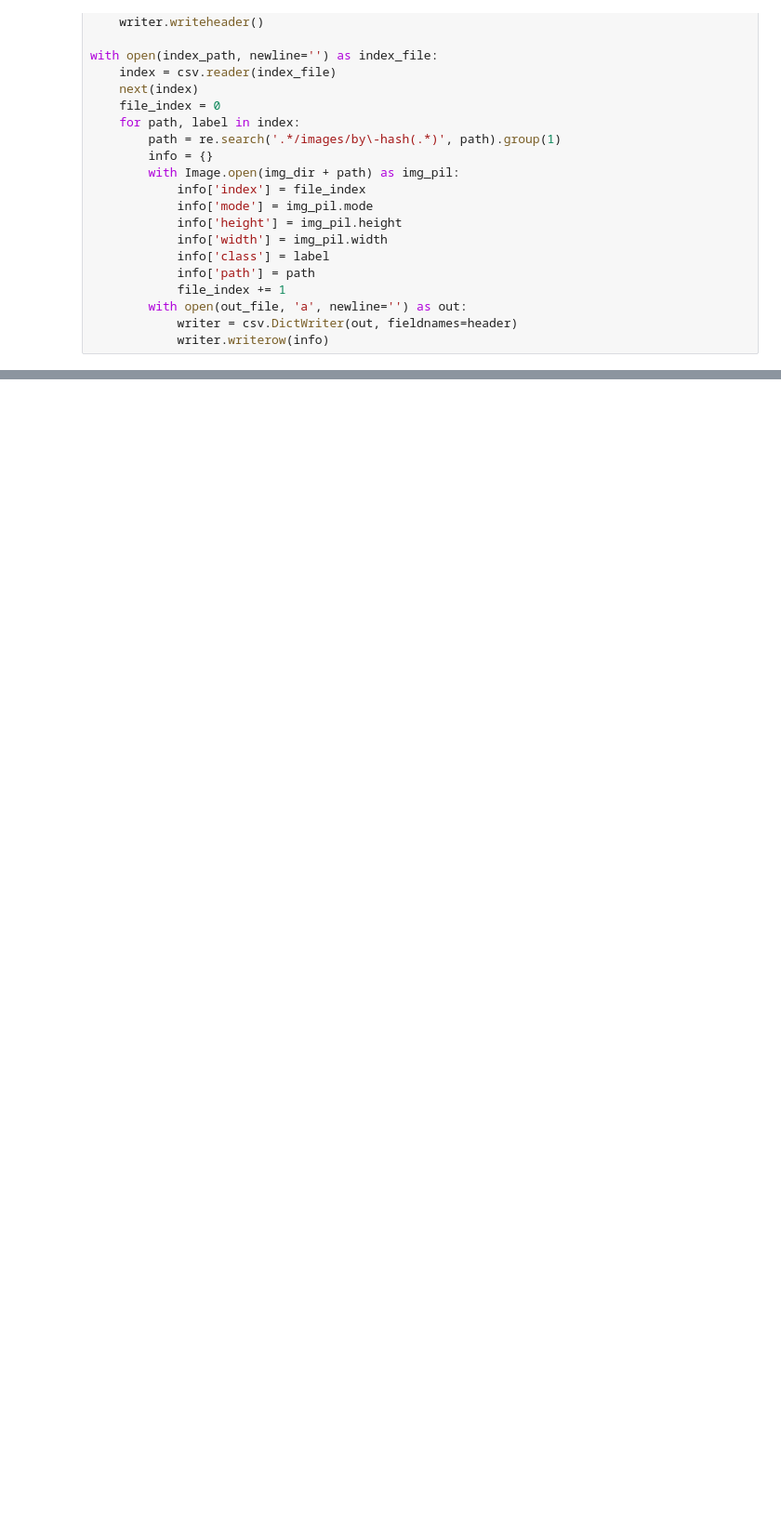
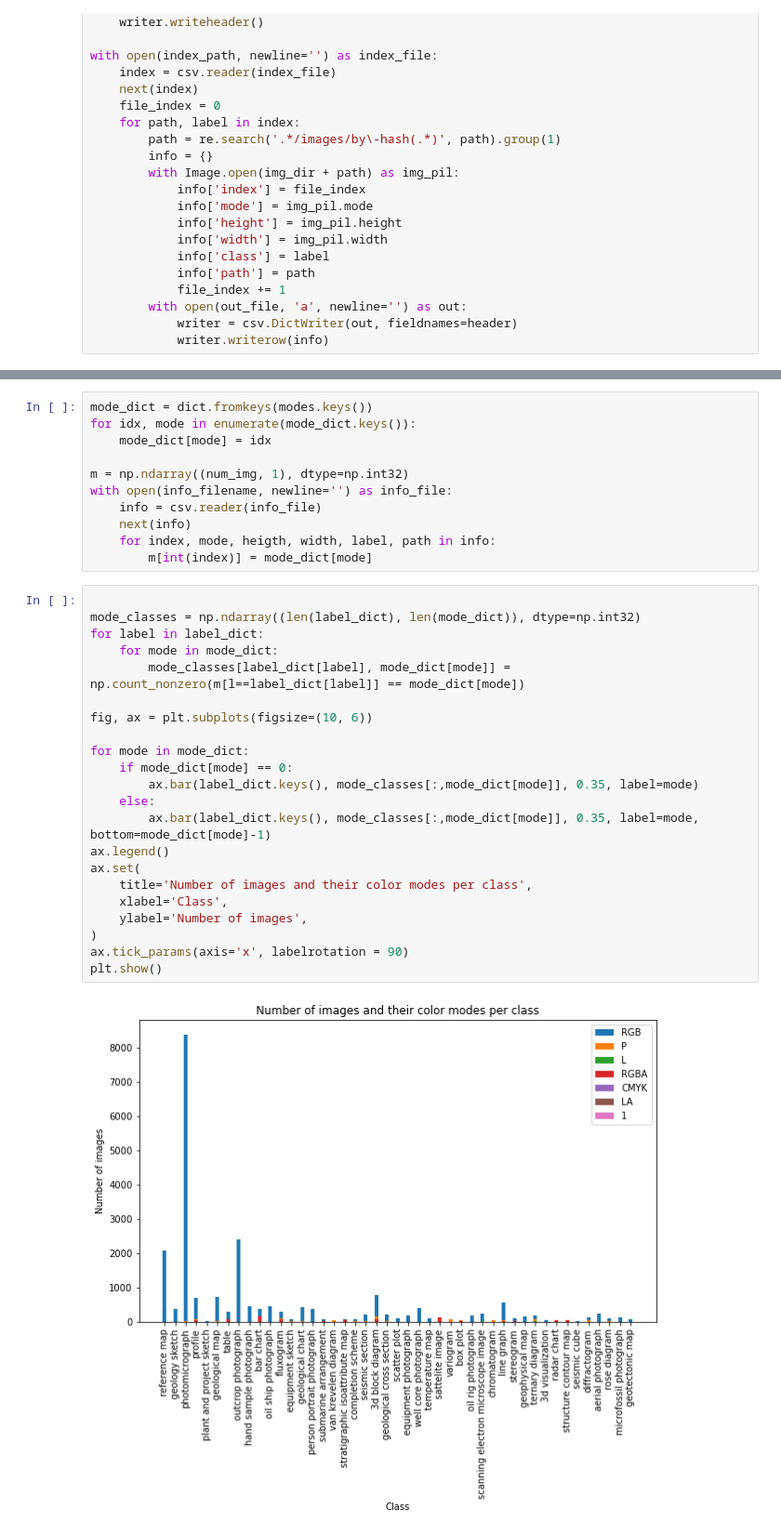
Before and after one commit to jpelayx/mnist-graphs, a Jupyter notebook: geo_ds_stats.ipynb, the cells around one changed output, grey strips where cells are left out. Shown at 93% size. Saved outputs shown, nothing was run; the diff lists cells and outputs as text; blank space fills up the shorter version.

```diff
--- a/geo_ds_stats.ipynb
+++ b/geo_ds_stats.ipynb
@@ -119,2 +160,37 @@ print(modes)
+# %%
+mode_dict = dict.fromkeys(modes.keys())
+for idx, mode in enumerate(mode_dict.keys()):
+    mode_dict[mode] = idx
+
+m = np.ndarray((num_img, 1), dtype=np.int32)
+with open(info_filename, newline='') as info_file:
+    info = csv.reader(info_file)
+    next(info)
+    for index, mode, heigth, width, label, path in info:
+        m[int(index)] = mode_dict[mode]
+# %%
+
+mode_classes = np.ndarray((len(label_dict), len(mode_dict)), dtype=np.int32)
+for label in label_dict:
+    for mode in mode_dict:
+        mode_classes[label_dict[label], mode_dict[mode]] = np.count_nonzero(m[l==label_dict[label]] == mode_dict[mode])
+
+fig, ax = plt.subplots(figsize=(10, 6))
+
+for mode in mode_dict:
+    if mode_dict[mode] == 0:
+        ax.bar(label_dict.keys(), mode_classes[:,mode_dict[mode]], 0.35, label=mode)
+    else:
+        ax.bar(label_dict.keys(), mode_classes[:,mode_dict[mode]], 0.35, label=mode, bottom=mode_dict[mode]-1)
+ax.legend()
+ax.set(
+    title='Number of images and their color modes per class',
+    xlabel='Class',
+    ylabel='Number of images',
+)
+ax.tick_params(axis='x', labelrotation = 90)
+plt.show()
+# %% [output]
+[figure, added]
 # %%
 imgs = []
```
Also changed, not shown: parts of 8 cells of this notebook.
